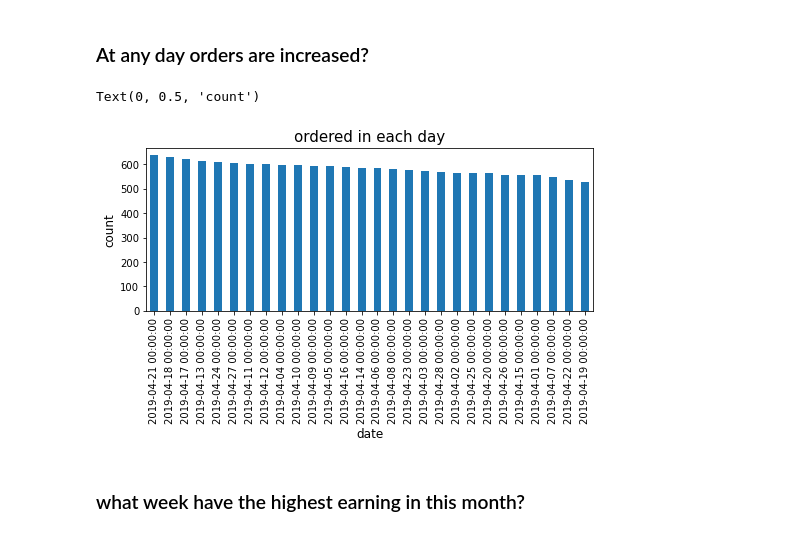
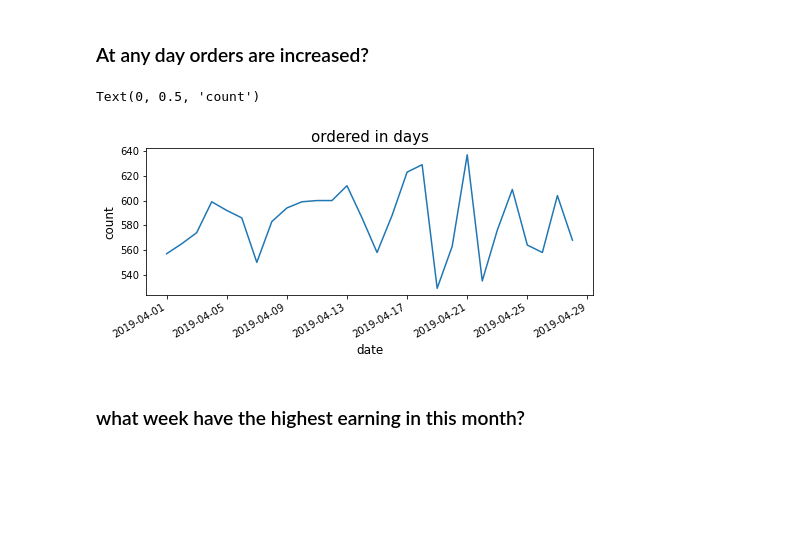
Before and after one commit to modisultan/EC_EDA, a Jupyter notebook: E company.ipynb, the cells around one changed output. Saved outputs shown, nothing was run; the diff lists cells and outputs as text; code cells hidden in the pictures; blank space fills up the shorter version.

```diff
--- a/E company.ipynb
+++ b/E company.ipynb
@@ -313,13 +313,13 @@ Text(0, 0.5, 'count')
 # %% [markdown]
 ### At any day orders are increased?
 # %%
-df['Date'].value_counts().plot(kind='bar',figsize=(8,3))
-plt.title("ordered in each day",fontsize=15 )
+df['Date'].value_counts().plot(kind='line',figsize=(8,3))
+plt.title("ordered in days",fontsize=15 )
 plt.xlabel("date",fontsize=12)
 plt.ylabel("count",fontsize=12 )
 # %% [output]
 Text(0, 0.5, 'count')
-[figure, old version]
+[figure, new version]
 # %% [markdown]
 ### what week have the highest earning in this month?
 # %%
```
Also changed, not shown: parts of 14 cells of this notebook, 1 other file.
